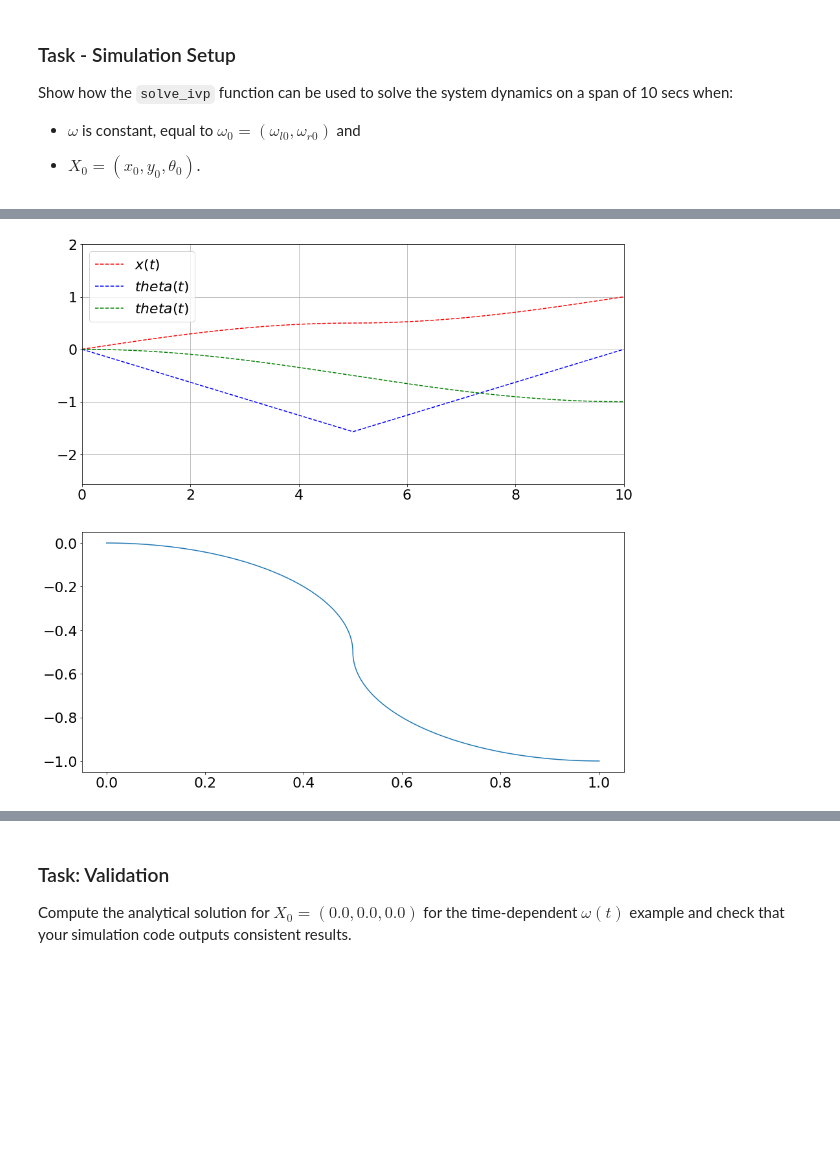
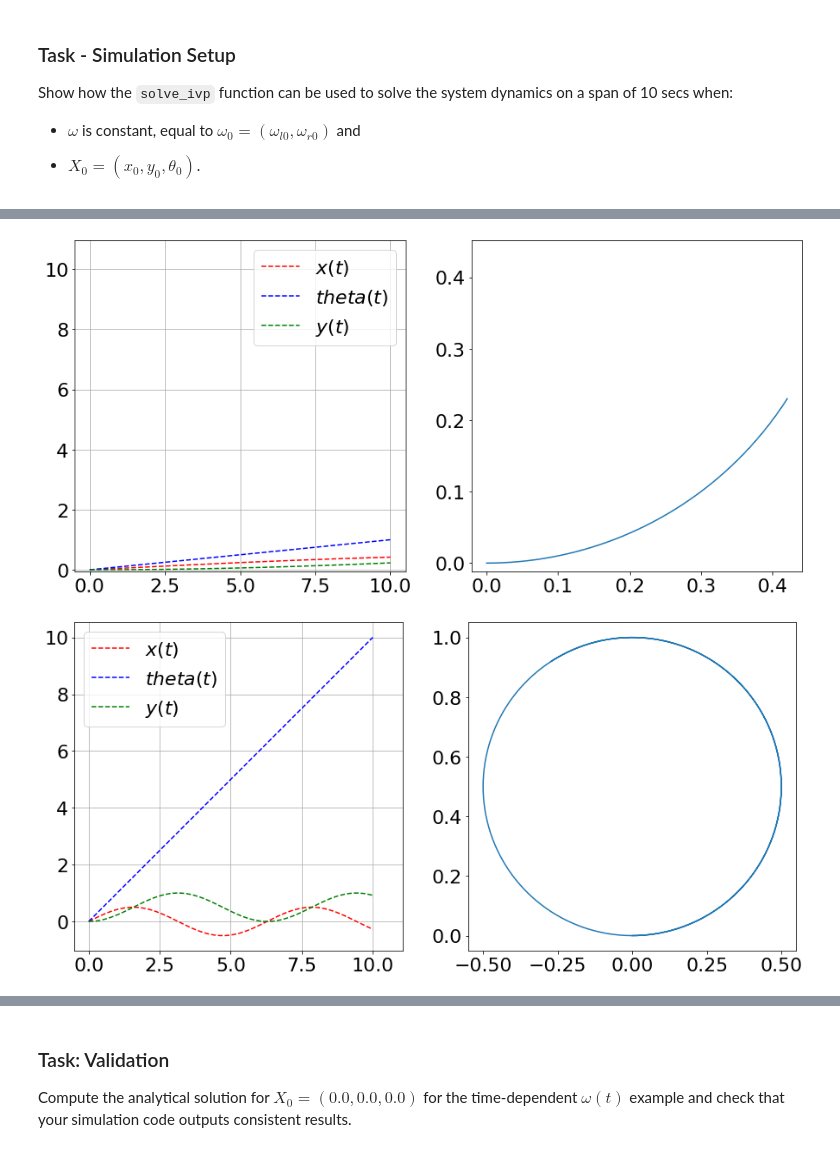
Before and after one commit to zechchair/Automatique-project, a Jupyter notebook: main.ipynb, the cells around one changed output, grey strips where cells are left out. Cells and saved outputs as stored; diff of their text form; code cells hidden in the pictures; blank space fills up the shorter version.

```diff
--- a/main.ipynb
+++ b/main.ipynb
@@ -150,36 +139,10 @@ SyntaxError: invalid syntax (<ipython-input-29-e65ba68b553c>, line 3)
-# %%
-def omega_l(t):
-    if t <= 5.0:
-        return pi * D
-    else:
-        return 0.0
-
-def omega_r(t):
-    if t >= 5.0:
-        return pi * D
-    else:
-        return 0.0
-def fun(t,X):
-    return f(t,X,[omega_l(t),omega_r(t)])
-
-options = {
-    "dense_output": True
-}
-fig,(ax1,ax2)=subplots(2,figsize=(15,15))
-tf=10
-Y0=[0,0,0]
-result = solve_ivp(fun, t_span=[0.0, tf], y0=Y0,max_step=0.01, **options)
-x = result["y"][0]
-y = result["y"][1]
-theta = result["y"][2]
-t=result.t
-ax2.plot(x,y)
-#plot(x, y, "k--")
-ax1.plot(t,x,"k--",color='r',label="$x(t)$")
-ax1.plot(t,theta,"k--",color='b',label="$theta(t)$")
-ax1.plot(t,y,"k--",color='g',label="$theta(t)$")
-ax1.axis([0,tf,min([*x, *y,*theta])-1,max([*x,*y,*theta])+1])
-ax1.legend()
-ax1.grid()
-# %% [output]
-[figure, removed]
+# %%
+
+plot_( Y0=[0,0,0] , tf=10 ,omeg_l=0,omeg_r=1)
+# %% [output]
+[figure, added]
+# %%
+#Cas d'un Cercle
+plot_( Y0=[0,0,0] , tf=10 ,omeg_l=0,omeg_r=10)
+# %% [output]
+[figure, added]
```
Also changed, not shown: parts of 17 cells of this notebook.
